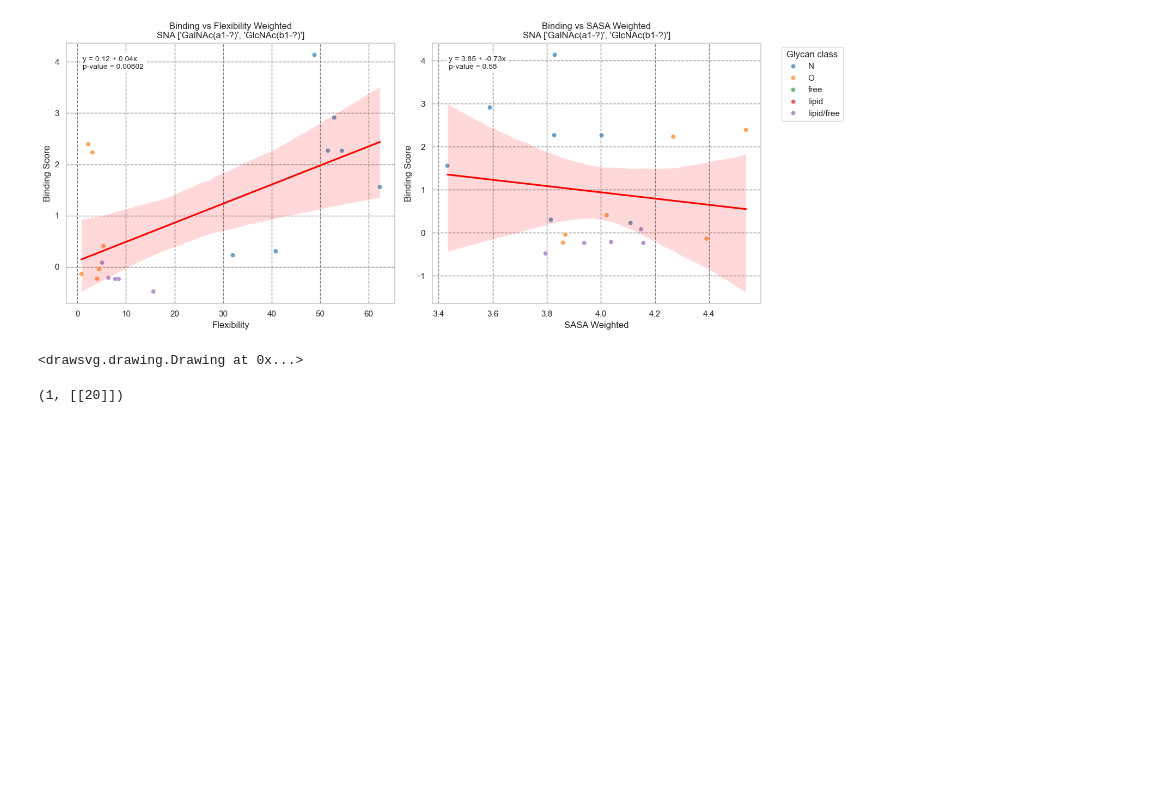
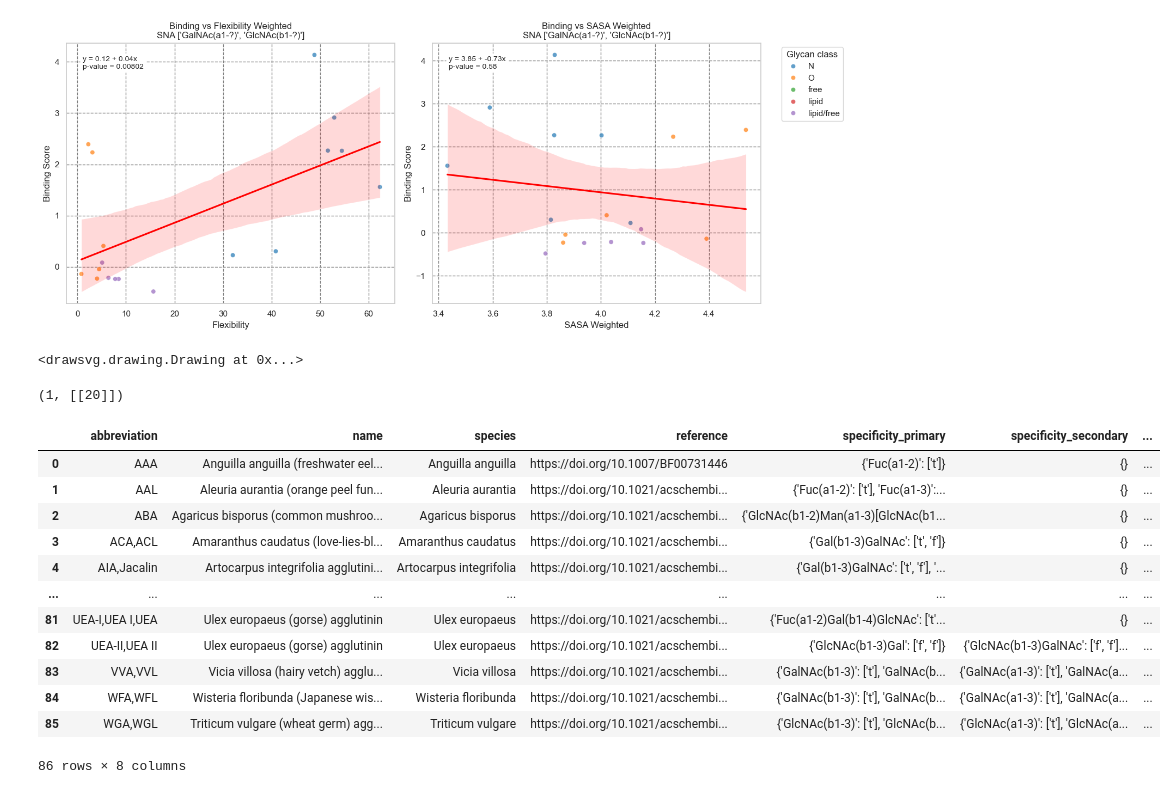
Before and after one commit to BojarLab/G-look-like, a Jupyter notebook: analyses_lab.ipynb, the cells around one changed output. Cells and saved outputs as stored; diff of their text form; code cells hidden in the pictures; blank space fills up the shorter version.

Commit message:
lectin_specificity iteration

```diff
--- a/analyses_lab.ipynb
+++ b/analyses_lab.ipynb
@@ -50,4 +50,20 @@ print(subgraph_isomorphism("Man(a1-2)Man(a1-2)Man(a1-3)[Man(a1-2)Man(a1-3)[Man(a
 # %% [output]
 (1, [[20]])
 # %%
-from
+from glycowork.glycan_data.loader import lectin_specificity
+
+lectin_specificity
+# %% [output]
+|  | abbreviation | name | species | reference | specificity_primary | specificity_secondary | ... |
+| 0 | AAA | Anguilla anguilla (freshwater eel... | Anguilla anguilla | https://doi.org/10.1007/BF00731446 | {'Fuc(a1-2)': ['t']} | {} | ... |
+| 1 | AAL | Aleuria aurantia (orange peel fun... | Aleuria aurantia | https://doi.org/10.1021/acschembi... | {'Fuc(a1-2)': ['t'], 'Fuc(a1-3)':... | {} | ... |
+| 2 | ABA | Agaricus bisporus (common mushroo... | Agaricus bisporus | https://doi.org/10.1021/acschembi... | {'GlcNAc(b1-2)Man(a1-3)[GlcNAc(b1... | {} | ... |
+| 3 | ACA,ACL | Amaranthus caudatus (love-lies-bl... | Amaranthus caudatus | https://doi.org/10.1021/acschembi... | {'Gal(b1-3)GalNAc': ['t', 'f']} | {} | ... |
+| 4 | AIA,Jacalin | Artocarpus integrifolia agglutini... | Artocarpus integrifolia | https://doi.org/10.1021/acschembi... | {'Gal(b1-3)GalNAc': ['t', 'f'], '... | {} | ... |
+| ... | ... | ... | ... | ... | ... | ... | ... |
+| 81 | UEA-I,UEA I,UEA | Ulex europaeus (gorse) agglutinin | Ulex europaeus | https://doi.org/10.1021/acschembi... | {'Fuc(a1-2)Gal(b1-4)GlcNAc': ['t'... | {} | ... |
+| 82 | UEA-II,UEA II | Ulex europaeus (gorse) agglutinin | Ulex europaeus | https://doi.org/10.1021/acschembi... | {'GlcNAc(b1-3)Gal': ['f', 'f']} | {'GlcNAc(b1-3)GalNAc': ['f', 'f']... | ... |
+| 83 | VVA,VVL | Vicia villosa (hairy vetch) agglu... | Vicia villosa | https://doi.org/10.1021/acschembi... | {'GalNAc(b1-3)': ['t'], 'GalNAc(b... | {'GalNAc(a1-3)': ['t'], 'GalNAc(a... | ... |
+| 84 | WFA,WFL | Wisteria floribunda (Japanese wis... | Wisteria floribunda | https://doi.org/10.1021/acschembi... | {'GalNAc(b1-3)': ['t'], 'GalNAc(b... | {'GalNAc(a1-3)': ['t'], 'GalNAc(a... | ... |
+| 85 | WGA,WGL | Triticum vulgare (wheat germ) agg... | Triticum vulgare | https://doi.org/10.1021/acschembi... | {'GlcNAc(b1-3)': ['t'], 'GlcNAc(b... | {'GlcNAc(a1-3)': ['t'], 'GlcNAc(a... | ... |
+86 rows × 8 columns
```
Also changed, not shown: parts of 1 cell of this notebook, 29 other files.
